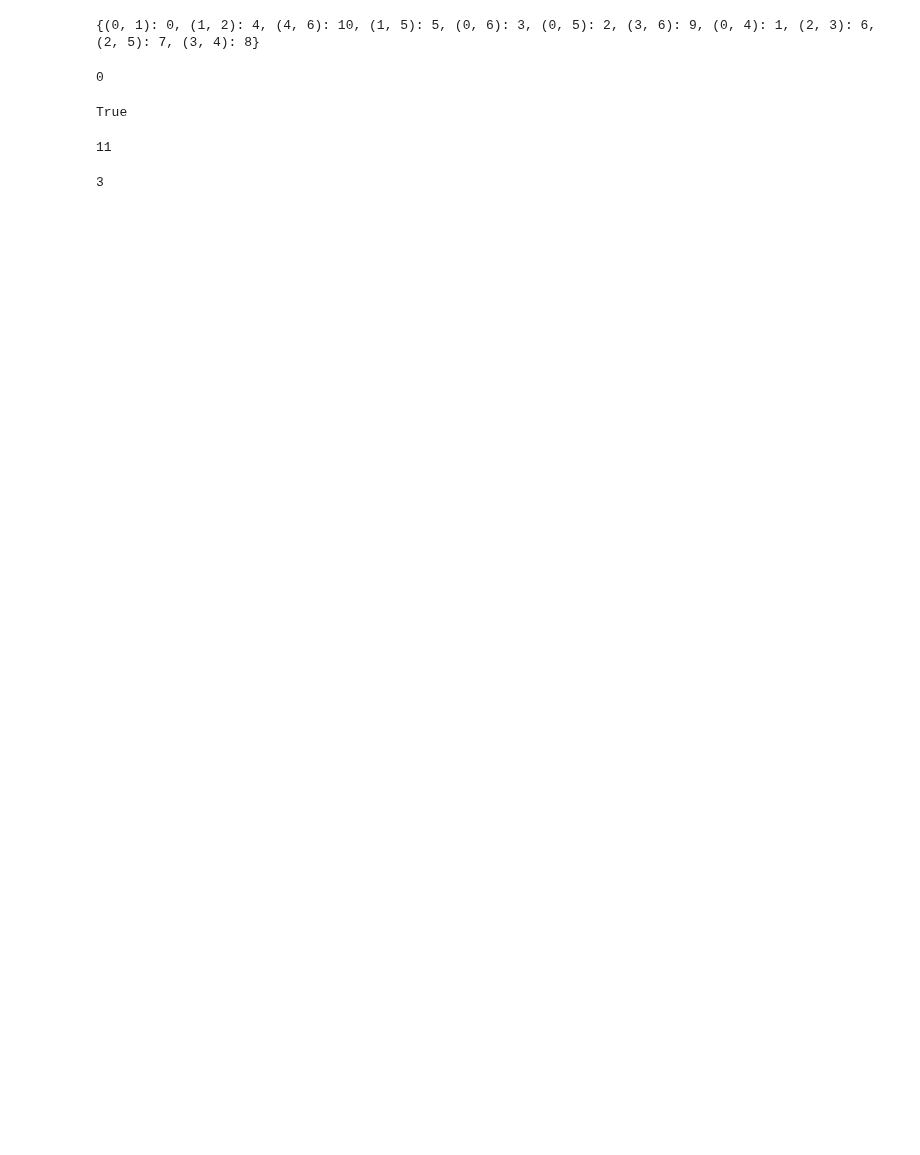
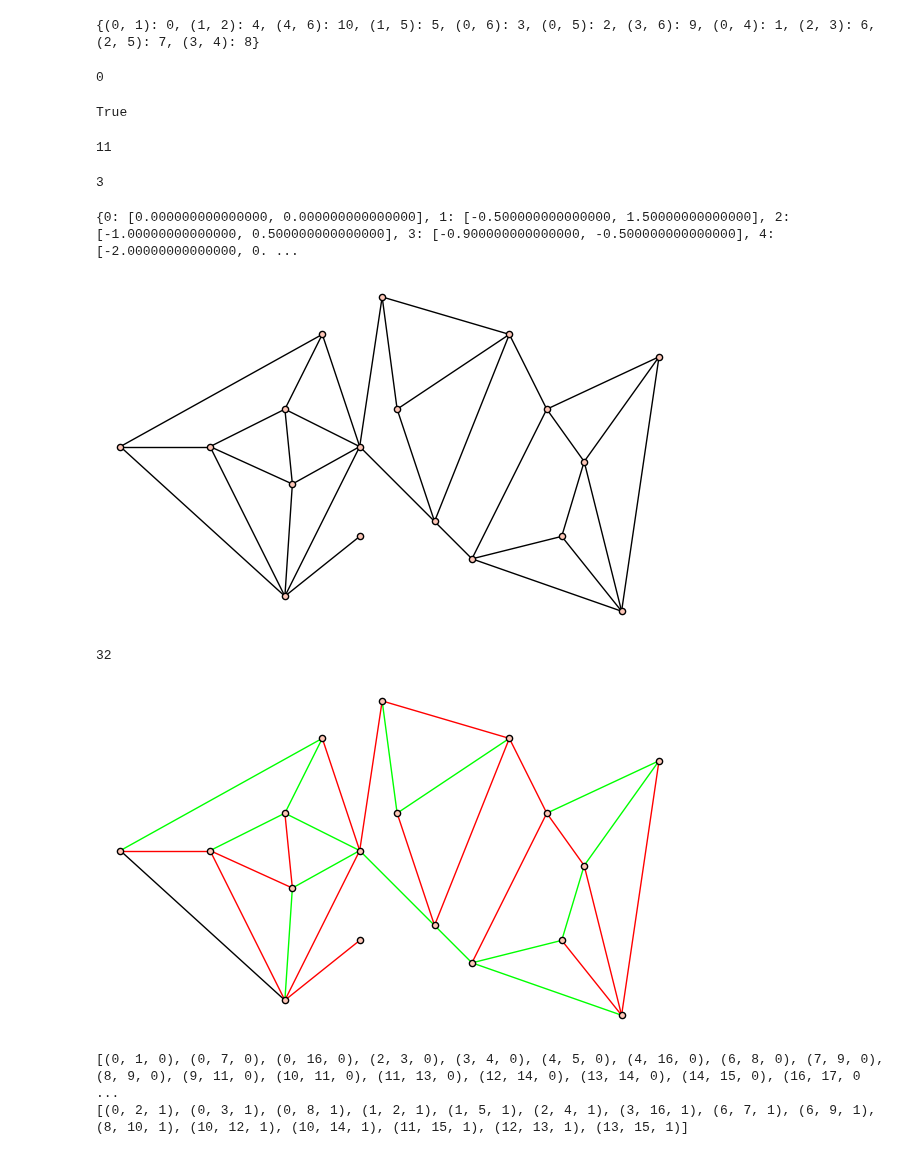
Before and after one commit to fk2601/kforest, a Jupyter notebook: kforest.ipynb, the cells around one changed output. Cells and saved outputs as stored; diff of their text form; code cells hidden in the pictures; blank space fills up the shorter version.

```diff
--- a/kforest.ipynb
+++ b/kforest.ipynb
@@ -491,3 +486,74 @@ moser.size()
 g.size()
 # %% [output]
 3
+# %%
+testgraph = Graph(18)
+testpos = {0:[0.0, 0.0], 1:[-0.5, 1.5], 2:[-1.0, 0.5], 3:[-0.9, -0.5], 4:[-2.0, 0.0], 5:[-3.2, 0.0], 6:[0.5, 0.5], 7:[0.3, 2.0], 8:[1.0, -1.0], 9:[2.0, 1.5], 10:[1.5, -1.5],
+           11:[2.5, 0.5], 12:[2.7, -1.2], 13:[3.0, -0.2],
+           14:[3.5, -2.2], 15:[4.0, 1.2], 16:[-1.0, -2.0], 17:[0.0, -1.2]}
+
+testgraph.add_edge(0,1)
+testgraph.add_edge(0,2)
+testgraph.add_edge(0,3)
+testgraph.add_edge(0,16)
+testgraph.add_edge(1,2)
+testgraph.add_edge(3,16)
+testgraph.add_edge(3,4)
+testgraph.add_edge(2,4)
+testgraph.add_edge(4,5)
+testgraph.add_edge(1,5)
+testgraph.add_edge(16,5)
+testgraph.add_edge(0,7)
+testgraph.add_edge(0,8)
+testgraph.add_edge(7,6)
+testgraph.add_edge(6,8)
+testgraph.add_edge(6,9)
+testgraph.add_edge(7,9)
+testgraph.add_edge(8,9)
+testgraph.add_edge(8,10)
+testgraph.add_edge(9,11)
+testgraph.add_edge(10,11)
+testgraph.add_edge(11,13)
+testgraph.add_edge(11,15)
+testgraph.add_edge(13,15)
+testgraph.add_edge(10,12)
+testgraph.add_edge(10,14)
+testgraph.add_edge(12,14)
+testgraph.add_edge(12,13)
+testgraph.add_edge(14,15)
+testgraph.add_edge(13,14)
+testgraph.add_edge(2,3)
+testgraph.add_edge(4,16)
+testgraph.add_edge(16,17)
+
+
+
+print(testpos)
+p = testgraph.plot(vertex_labels=False, graph_border=False, pos=testpos, vertex_size=20.0)
+p.show()
+
+Is = k_forest(testgraph, 2, start_graphic, c_graphic)
+l1 = Is[0].I()
+l2 = Is[1].I()
+l = l1 + l2
+print(len(l))
+res1 = set(map(lambda x: x[:2], testgraph.edges()))
+res2 = set(map(lambda x: x[:2], l))
+res = res1.difference(res2)
+r = map(lambda x: x + (-1,), list(res))
+output = Graph(4)
+output.add_edges(r + l)
+pp = output.plot(vertex_labels=False, color_by_label={0:(1,0,0), 1:(0,1,0)}, pos=testpos, vertex_size=20.0)
+pp.show()
+# %% [output]
+{0: [0.000000000000000, 0.000000000000000], 1: [-0.500000000000000, 1.50000000000000], 2: [-1.00000000000000, 0.500000000000000], 3: [-0.900000000000000, -0.500000000000000], 4: [-2.00000000000000, 0. ...
+[figure, added]
+32
+[figure, added]
+# %%
+Is = k_forest(testgraph, 2, start_graphic, c_graphic)
+print (Is[0].I())
+print (Is[1].I())
+# %% [output]
+[(0, 1, 0), (0, 7, 0), (0, 16, 0), (2, 3, 0), (3, 4, 0), (4, 5, 0), (4, 16, 0), (6, 8, 0), (7, 9, 0), (8, 9, 0), (9, 11, 0), (10, 11, 0), (11, 13, 0), (12, 14, 0), (13, 14, 0), (14, 15, 0), (16, 17, 0 ...
+[(0, 2, 1), (0, 3, 1), (0, 8, 1), (1, 2, 1), (1, 5, 1), (2, 4, 1), (3, 16, 1), (6, 7, 1), (6, 9, 1), (8, 10, 1), (10, 12, 1), (10, 14, 1), (11, 15, 1), (12, 13, 1), (13, 15, 1)]
```
Also changed, not shown: parts of 10 cells of this notebook.
